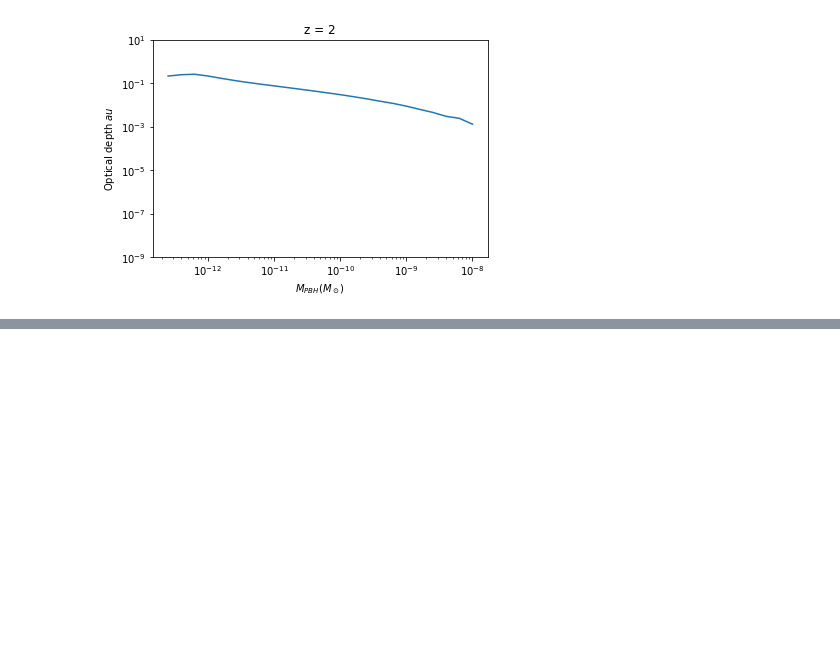
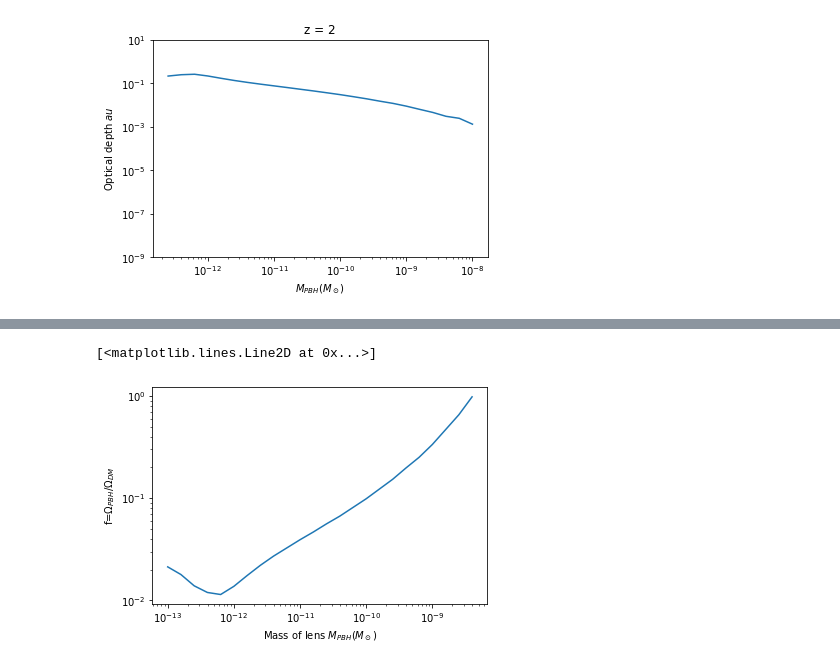
Before and after one commit to avalluvan/Gravitational-Microlensing, a Jupyter notebook: Documentation/Task 3/GRB_Lensing_Parallax_4.ipynb, the cells around one changed output, grey strips where cells are left out. Cells and saved outputs as stored; diff of their text form; code cells hidden in the pictures; blank space fills up the shorter version.

```diff
--- a/Documentation/Task 3/GRB_Lensing_Parallax_4.ipynb
+++ b/Documentation/Task 3/GRB_Lensing_Parallax_4.ipynb
@@ -740,0 +693,30 @@ plt.plot(M[7:29],f_final[7:29])
+# %%
+def P1(f, k, i):
+    tau = lambda f: n(f)[k] * V_lens_wrapper[i,k]
+    return (tau(f) * np.exp(-tau(f)))
+
+def calc_P_null(f, k):
+    value = 1
+    for i in range(1000):
+        value *= (1 - P1(f, k, i))
+    return value
+
+f_final = np.zeros(num_masses)
+for k in range(num_masses):
+
+    #P_null = calc_P_null(f, k)
+    print('Iteration:',k)
+
+    num_f = 1000
+    f = np.logspace(-5,0,num_f)
+    #print(f)
+    y_P = np.zeros(num_f)
+    y_2 = np.ones(num_f)*0.05
+    for i in range(num_f):
+        y_P[i] = calc_P_null(f[i],k)
+    for l in range(num_f):
+        if y_P[l] < 0.05:
+            f_final[k] = f[l]
+            break
+
+print(f_final)
@@ -740,0 +741,10 @@ plt.plot(M[7:29],f_final[7:29])
+# %%
+# Plot f vs Mass of lensplt.title('$\Delta_r = L_2$')
+plt.xscale('log')
+plt.yscale('log')
+plt.xlabel('Mass of lens $M_{PBH}(M_\odot)$')
+plt.ylabel('f=$\Omega_{PBH}/\Omega_{DM}$')
+plt.plot(M[:24],f_final[:24])
+# %% [output]
+[<matplotlib.lines.Line2D at 0x...>]
+[figure, added]
```
Also changed, not shown: parts of 3 cells of this notebook.
